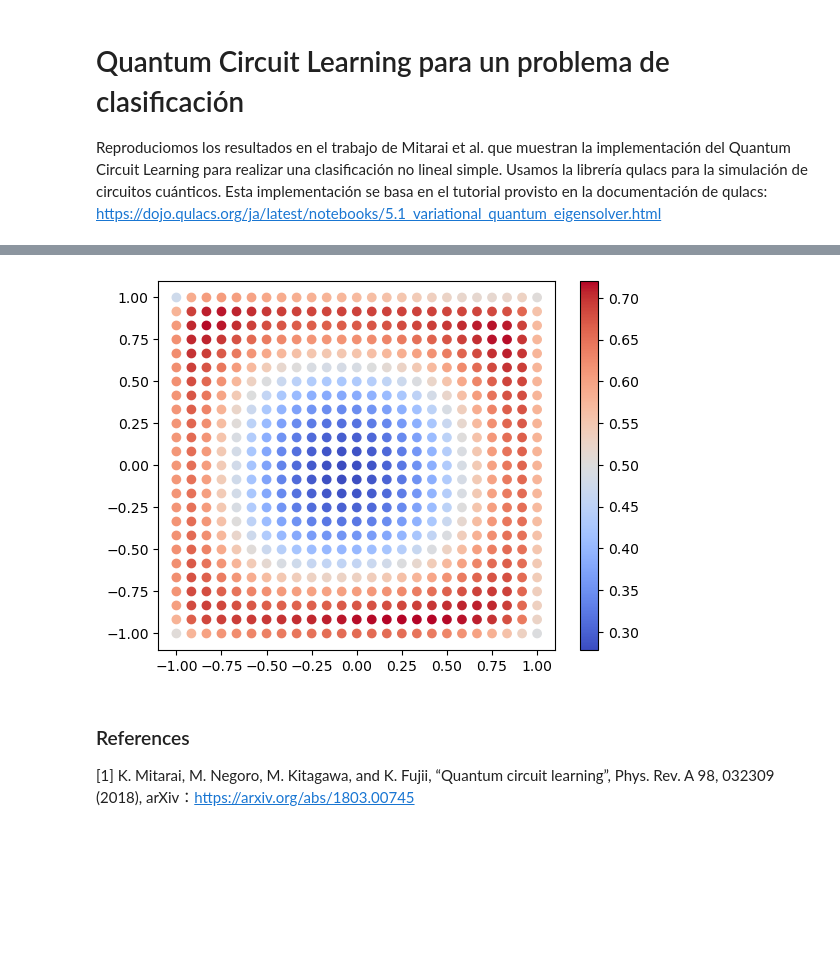
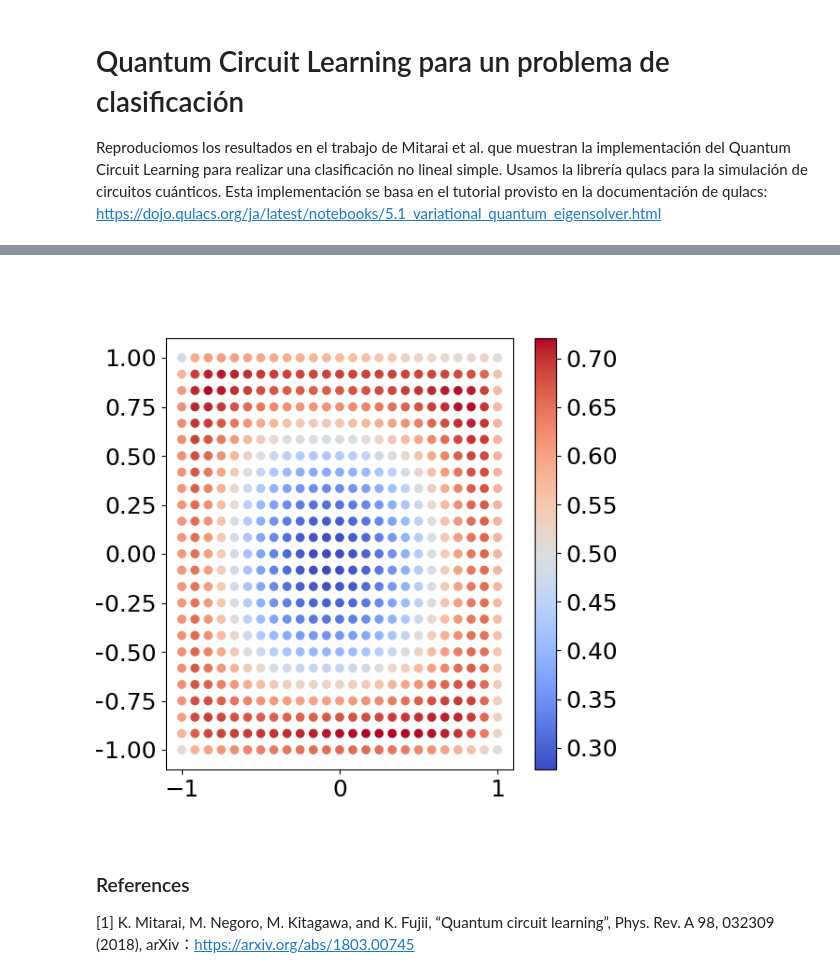
Before and after one commit to sofips/qcl, a Jupyter notebook: qcl_classification_es.ipynb, the cells around one changed output, grey strips where cells are left out. Drawn from its saved outputs; the diff is of its cells as text; code cells hidden in the pictures; blank space fills up the shorter version.

```diff
--- a/qcl_classification_es.ipynb
+++ b/qcl_classification_es.ipynb
@@ -8,3 +8,19 @@ import matplotlib.pyplot as plt
 from functools import reduce
 from qulacs import QuantumState, QuantumCircuit
 from qulacsvis import circuit_drawer
+
+
+
+import matplotlib as mpl
+import matplotlib.pyplot as plt
+import matplotlib.gridspec as gridspec
+from matplotlib.cm import ScalarMappable
+from cycler import cycler
+mpl.rcParams.update({'font.size': 18})
+
+plt.rcParams['axes.axisbelow'] = True
+
+## seed of random number
+random_seed = 0
+## initialization of random number generator
+np.random.seed(random_seed)
@@ -338,31 +320,15 @@ result.fun
 # %%
-num_test_samples = 50
-
-# r_min = 0.; r_max = 1
-# r_test = r_min + (r_max - r_min) * np.random.rand(num_test_samples)
-# theta_test = 2.0 * np.pi * np.random.rand(num_test_samples)
-
-# x_test= r_test * np.cos(theta_test)
-# y_test= r_test * np.sin(theta_test)
-
-x = np.linspace(-1, 1, 25)
-y = np.linspace(-1, 1, 25)
-
-# Create a meshgrid
-x_test, y_test = np.meshgrid(x, y)
-x_test = x_test.flatten()
-y_test = y_test.flatten()
-
+fig,axs = plt.subplots(1,figsize=(6,6))
 test_samples = [np.asarray([x_test[i],y_test[i]]) for i in range(len(x_test))]
 # Initial prediction
 final_prediction = [qcl_pred(z, U_out) for z in test_samples]
 color_final_pred = [p[0] for p in final_prediction]
 
 plt.scatter(x_test, y_test, c=color_final_pred, cmap='coolwarm')
 plt.colorbar()  # to show color scale
 plt.show()
 # %% [output]
-[figure, old version]
+[figure, new version]
 # %% [markdown]
 ### References
 
```
Also changed, not shown: parts of 31 cells of this notebook, 3 other files.
